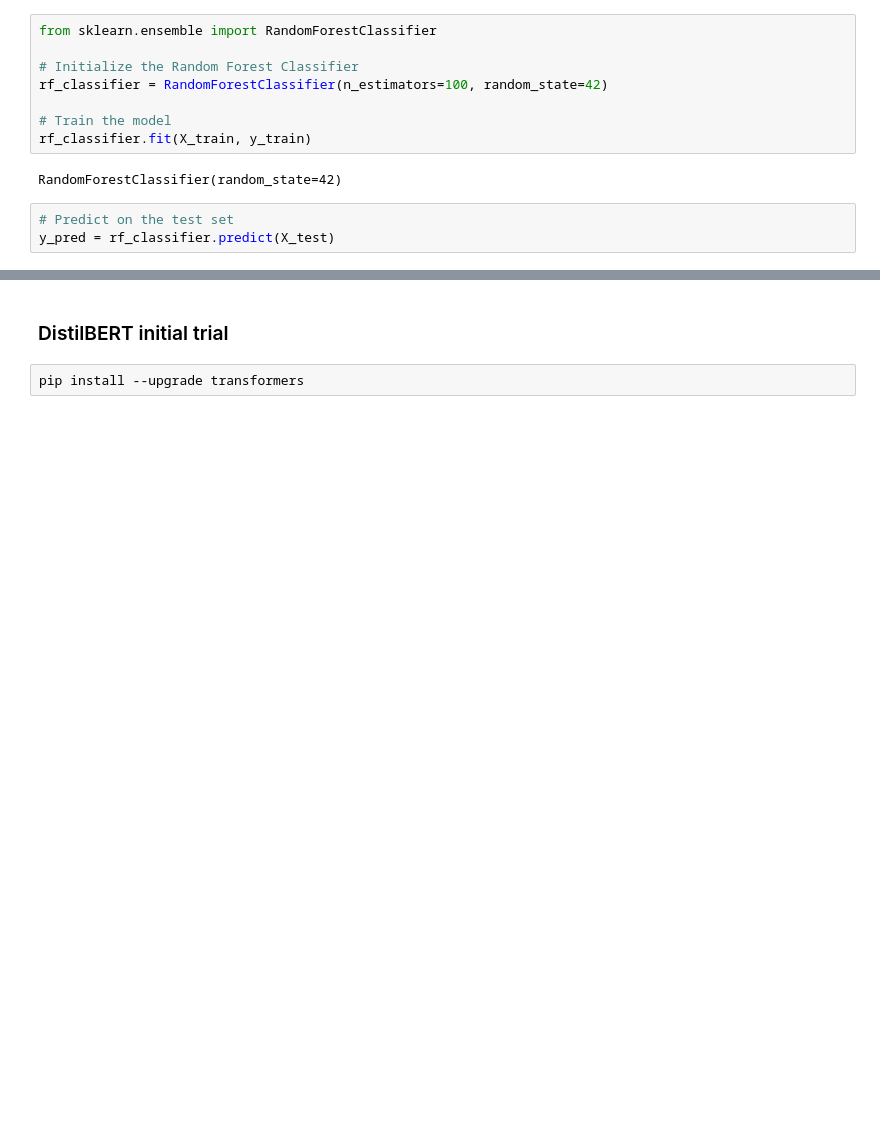
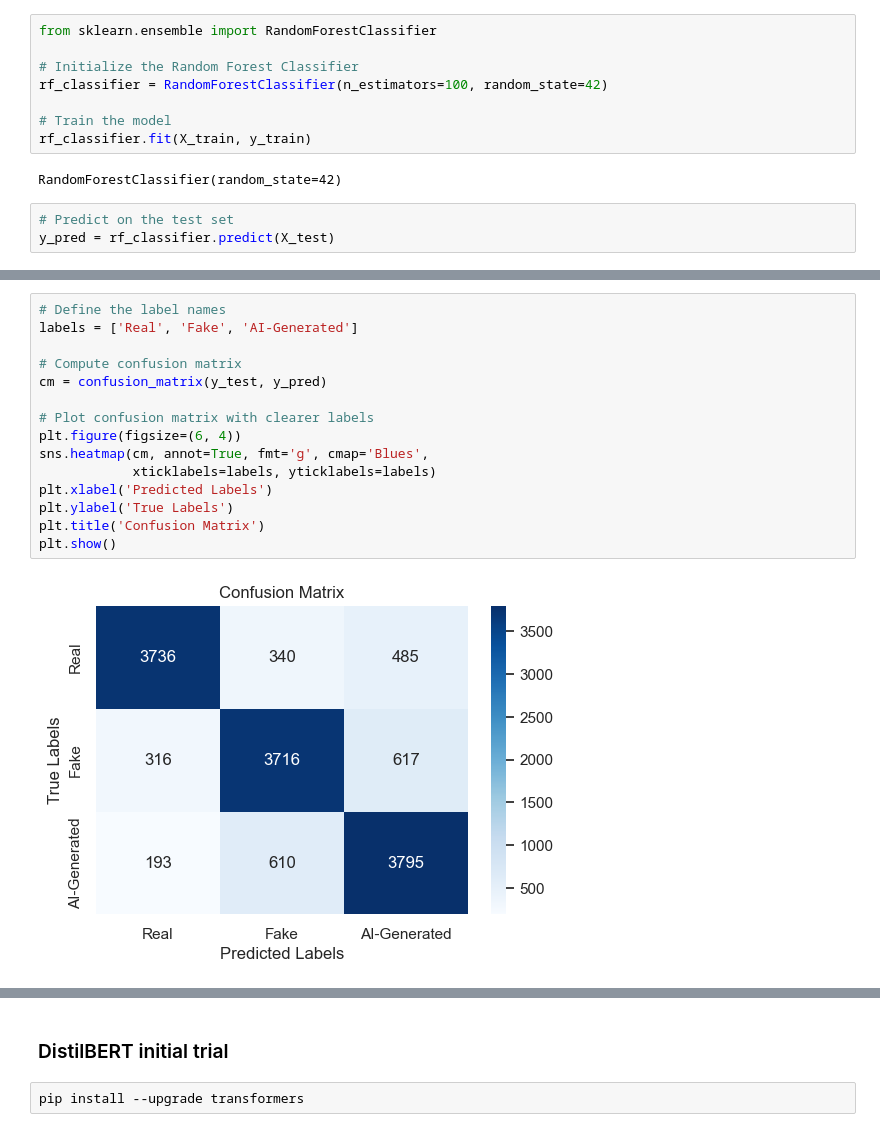
Before and after one commit to yasmine-11/FP-Fake-News-Detection, a Jupyter notebook: Fake-News-Detection.ipynb, the cells around one changed output, grey strips where cells are left out. Drawn from its saved outputs; the diff is of its cells as text; blank space fills up the shorter version.

```diff
--- a/Fake-News-Detection.ipynb
+++ b/Fake-News-Detection.ipynb
@@ -881,3 +881,20 @@ weighted avg       0.81      0.81      0.81     13808
+# %%
+# Define the label names
+labels = ['Real', 'Fake', 'AI-Generated']
+
+# Compute confusion matrix
+cm = confusion_matrix(y_test, y_pred)
+
+# Plot confusion matrix with clearer labels
+plt.figure(figsize=(6, 4))
+sns.heatmap(cm, annot=True, fmt='g', cmap='Blues',
+            xticklabels=labels, yticklabels=labels)
+plt.xlabel('Predicted Labels')
+plt.ylabel('True Labels')
+plt.title('Confusion Matrix')
+plt.show()
+# %% [output]
+[figure, added]
 # %%
 merged_df.tail(5)
 # %% [output]
```
Also changed, not shown: parts of 67 cells of this notebook, 1 other file.
